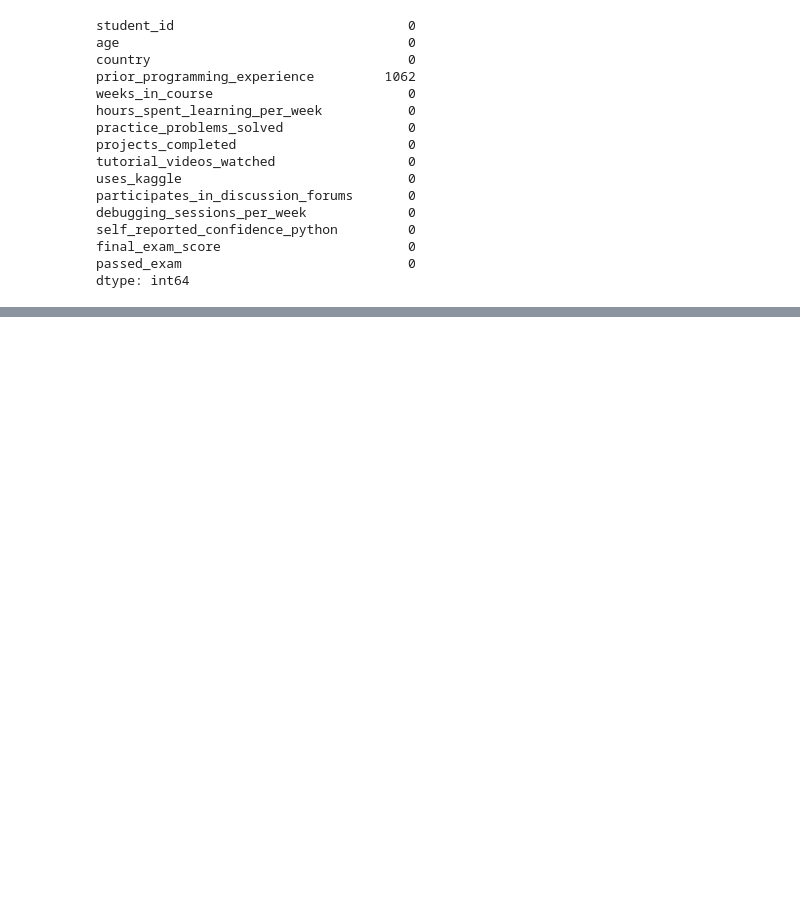
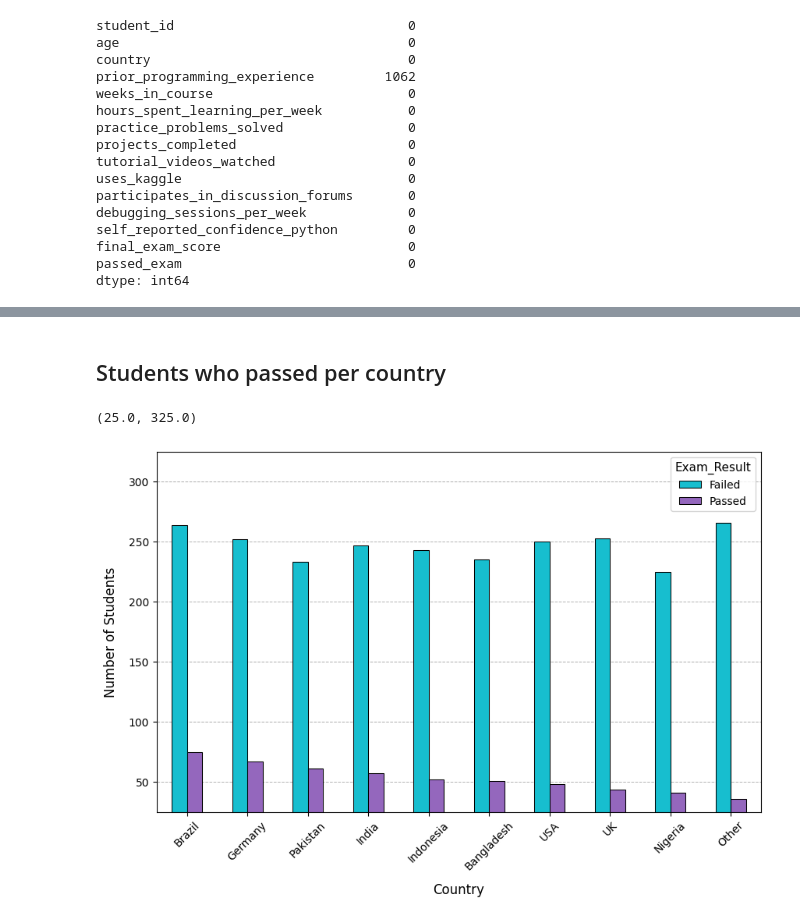
Before and after one commit to danielcamacho9712/Python_Learning_Exam_Performance, a Jupyter notebook: python_exam_performance.ipynb, the cells around one changed output, grey strips where cells are left out. Saved outputs shown, nothing was run; the diff lists cells and outputs as text; code cells hidden in the pictures; blank space fills up the shorter version.

```diff
--- a/python_exam_performance.ipynb
+++ b/python_exam_performance.ipynb
@@ -41,0 +202,20 @@ np.float64(100.0)
+# %% [markdown]
+## Students who passed per country
+# %%
+colors = ['#17BECF', '#9467BD']
+labels = ['Failed', 'Passed']
+
+passed_per_country = students_data.groupby('country')['passed_exam']
+
+# Plotting the bar chart sorted by number of students who passed per country
+fig_passed_country = passed_per_country.value_counts().unstack().sort_values(by=1, ascending=False).plot(kind='bar', edgecolor='black', linewidth=0.75, color = colors, figsize=(10,6), zorder = 2)
+fig_passed_country.set_xlabel('Country', fontsize=12, labelpad=10)
+fig_passed_country.set_ylabel('Number of Students', fontsize=12, labelpad=10)
+plt.tick_params(axis='both', which='major', labelsize=10)
+plt.xticks(rotation=45)
+plt.legend(labels, title='Exam_Result', title_fontsize=11, fontsize=10)
+plt.grid(axis='y', linestyle='--', linewidth=0.7, zorder = 3)
+plt.ylim(25, 325)
+# %% [output]
+(25.0, 325.0)
+[figure, added]
```
Also changed, not shown: parts of 22 cells of this notebook.
